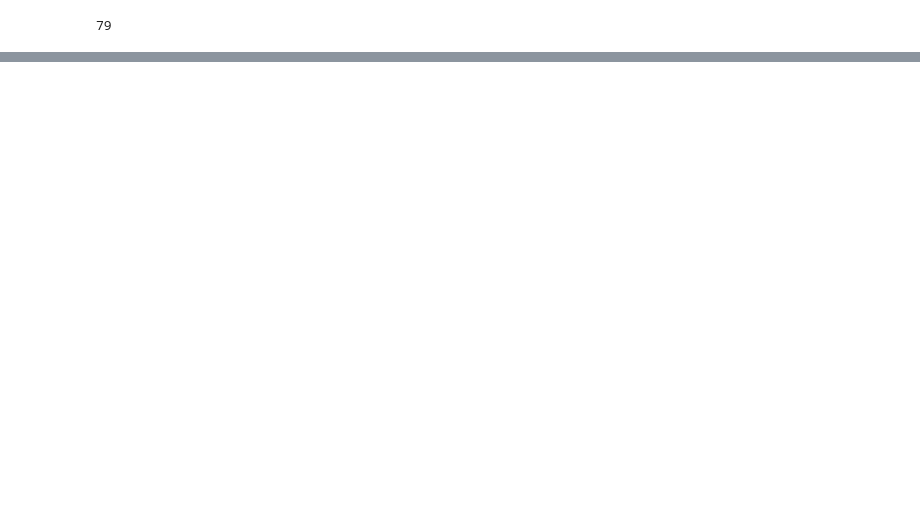
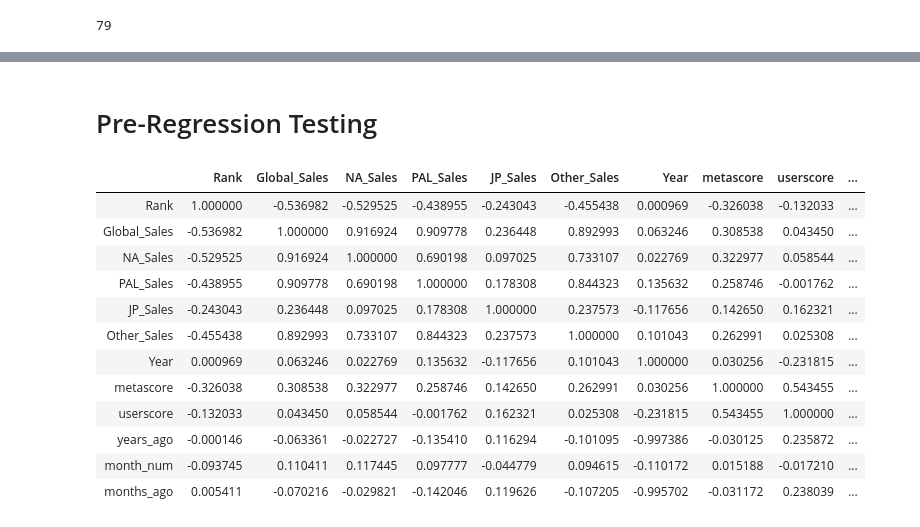
Before and after one commit to JohnTheTripper/game-sales-FIDS, a Jupyter notebook: data_exploration.ipynb, the cells around one changed output, grey strips where cells are left out. Cells and saved outputs as stored; diff of their text form; code cells hidden in the pictures; blank space fills up the shorter version.

```diff
--- a/data_exploration.ipynb
+++ b/data_exploration.ipynb
@@ -277,0 +206,18 @@ dtype: int64
+# %% [markdown]
+# Pre-Regression Testing
+# %%
+sales_df.corr()
+# %% [output]
+|  | Rank | Global_Sales | NA_Sales | PAL_Sales | JP_Sales | Other_Sales | Year | metascore | userscore | ... |
+| Rank | 1.000000 | -0.536982 | -0.529525 | -0.438955 | -0.243043 | -0.455438 | 0.000969 | -0.326038 | -0.132033 | ... |
+| Global_Sales | -0.536982 | 1.000000 | 0.916924 | 0.909778 | 0.236448 | 0.892993 | 0.063246 | 0.308538 | 0.043450 | ... |
+| NA_Sales | -0.529525 | 0.916924 | 1.000000 | 0.690198 | 0.097025 | 0.733107 | 0.022769 | 0.322977 | 0.058544 | ... |
+| PAL_Sales | -0.438955 | 0.909778 | 0.690198 | 1.000000 | 0.178308 | 0.844323 | 0.135632 | 0.258746 | -0.001762 | ... |
+| JP_Sales | -0.243043 | 0.236448 | 0.097025 | 0.178308 | 1.000000 | 0.237573 | -0.117656 | 0.142650 | 0.162321 | ... |
+| Other_Sales | -0.455438 | 0.892993 | 0.733107 | 0.844323 | 0.237573 | 1.000000 | 0.101043 | 0.262991 | 0.025308 | ... |
+| Year | 0.000969 | 0.063246 | 0.022769 | 0.135632 | -0.117656 | 0.101043 | 1.000000 | 0.030256 | -0.231815 | ... |
+| metascore | -0.326038 | 0.308538 | 0.322977 | 0.258746 | 0.142650 | 0.262991 | 0.030256 | 1.000000 | 0.543455 | ... |
+| userscore | -0.132033 | 0.043450 | 0.058544 | -0.001762 | 0.162321 | 0.025308 | -0.231815 | 0.543455 | 1.000000 | ... |
+| years_ago | -0.000146 | -0.063361 | -0.022727 | -0.135410 | 0.116294 | -0.101095 | -0.997386 | -0.030125 | 0.235872 | ... |
+| month_num | -0.093745 | 0.110411 | 0.117445 | 0.097777 | -0.044779 | 0.094615 | -0.110172 | 0.015188 | -0.017210 | ... |
+| months_ago | 0.005411 | -0.070216 | -0.029821 | -0.142046 | 0.119626 | -0.107205 | -0.995702 | -0.031172 | 0.238039 | ... |
```
Also changed, not shown: parts of 40 cells of this notebook.
